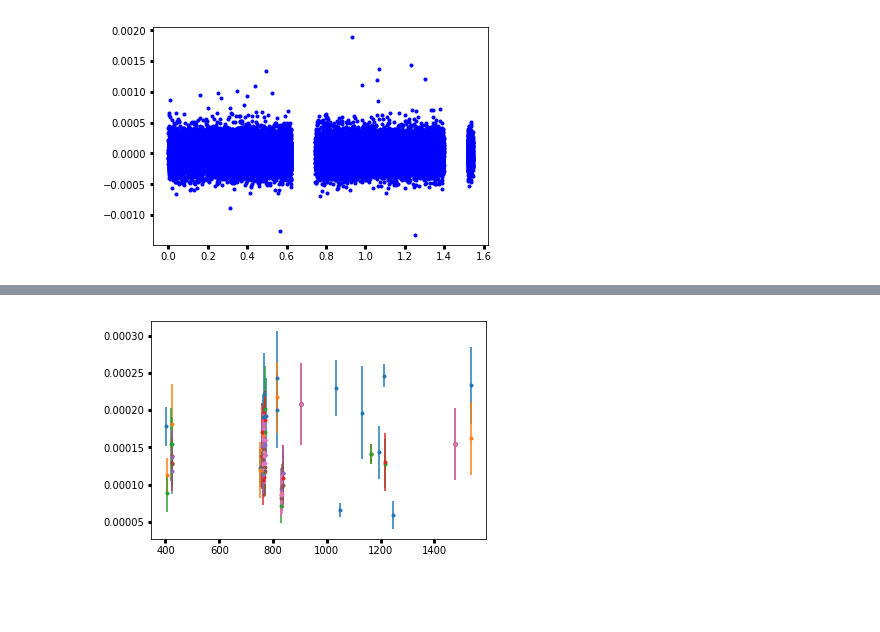
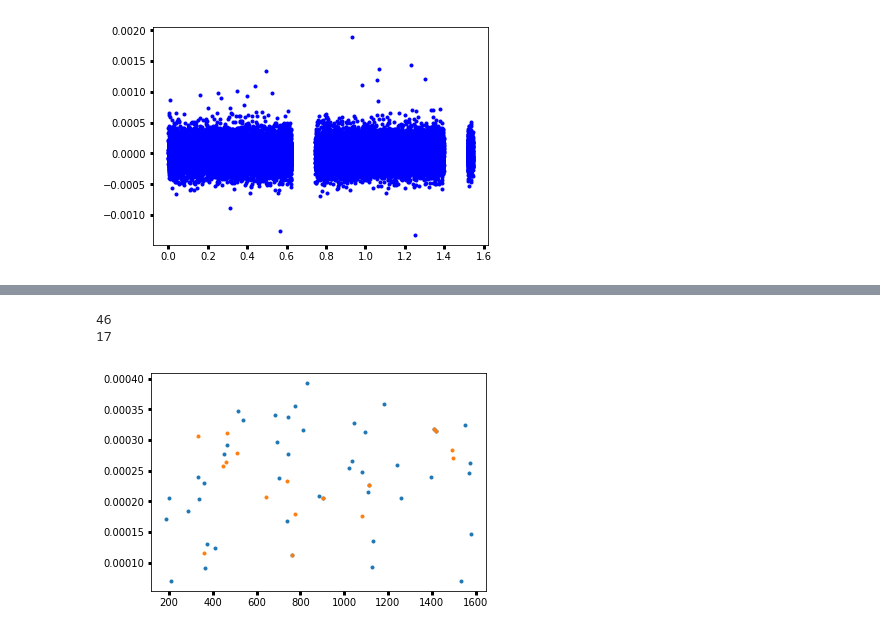
Before and after one commit to BoiseStatePlanetary/Searching-for-Variability-in-Eclipses-in-the-Kepler-Dataset, a Jupyter notebook: code/Analyzing_Kepler76b_with_LM.ipynb, the cells around one changed output, grey strips where cells are left out. Cells and saved outputs as stored; diff of their text form; code cells hidden in the pictures; blank space fills up the shorter version.

```diff
--- a/code/Analyzing_Kepler76b_with_LM.ipynb
+++ b/code/Analyzing_Kepler76b_with_LM.ipynb
@@ -295,7 +349,7 @@ flux_no_BEER = filtered_flux - fit_BEER_signals(folded_time, *BEER_popt)
 [figure]
 # %%
 def fit_eclipse(time, baseline, eclipse_depth,
-                        transit_params=transit_popt, supersample_factor=10, exp_time=30./60./24.):
+                        transit_params=new_transit_popt, supersample_factor=10, exp_time=30./60./24.):
     time_supersample = supersample_time(time, supersample_factor, exp_time)
 
     params = K76.saved_params.copy()
@@ -424,9 +493,14 @@ print(eclipse_depths[num_periods_to_fold][ind].size)
 # %%
-for cur_key in eclipse_depths.keys():
-    ind = eclipse_depths[cur_key]/eclipse_depths_uncertainties[cur_key] > 3.
-    plt.errorbar(eclipse_times[cur_key][ind], eclipse_depths[cur_key][ind],
-                 eclipse_depths_uncertainties[cur_key][ind], marker='.', ls='')
+for cur_key in [1, 3]:
+    ind = eclipse_depths[cur_key]/eclipse_depths_uncertainties[cur_key] > 5.
+#     plt.errorbar(eclipse_times[cur_key][ind], eclipse_depths[cur_key][ind],
+#                  eclipse_depths_uncertainties[cur_key][ind], marker='.', ls='', alpha=0.5)
+    plt.plot(eclipse_times[cur_key][ind], eclipse_depths[cur_key][ind], '.')
 
-dill.dump_session("Analyzing_Kepler76b_with_LM_2018Oct11_1-08p.pkl")
+    print(eclipse_times[cur_key][ind].size)
+
+#dill.dump_session("Analyzing_Kepler76b_with_LM_2018Oct11_5-06p.pkl")
 # %% [output]
+46
+17
-[figure, old version]
+[figure, new version]
```
Also changed, not shown: parts of 3 cells of this notebook, 1 other file.
